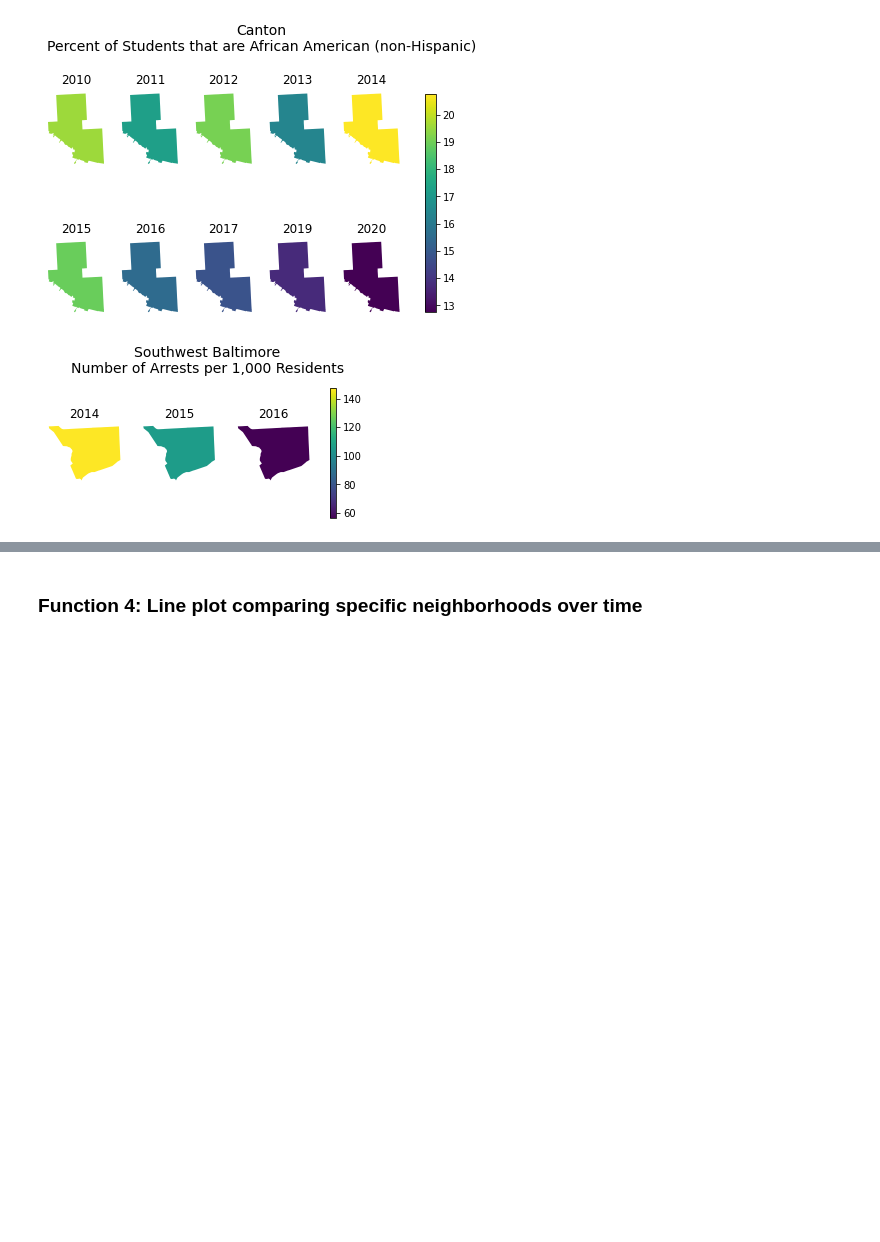
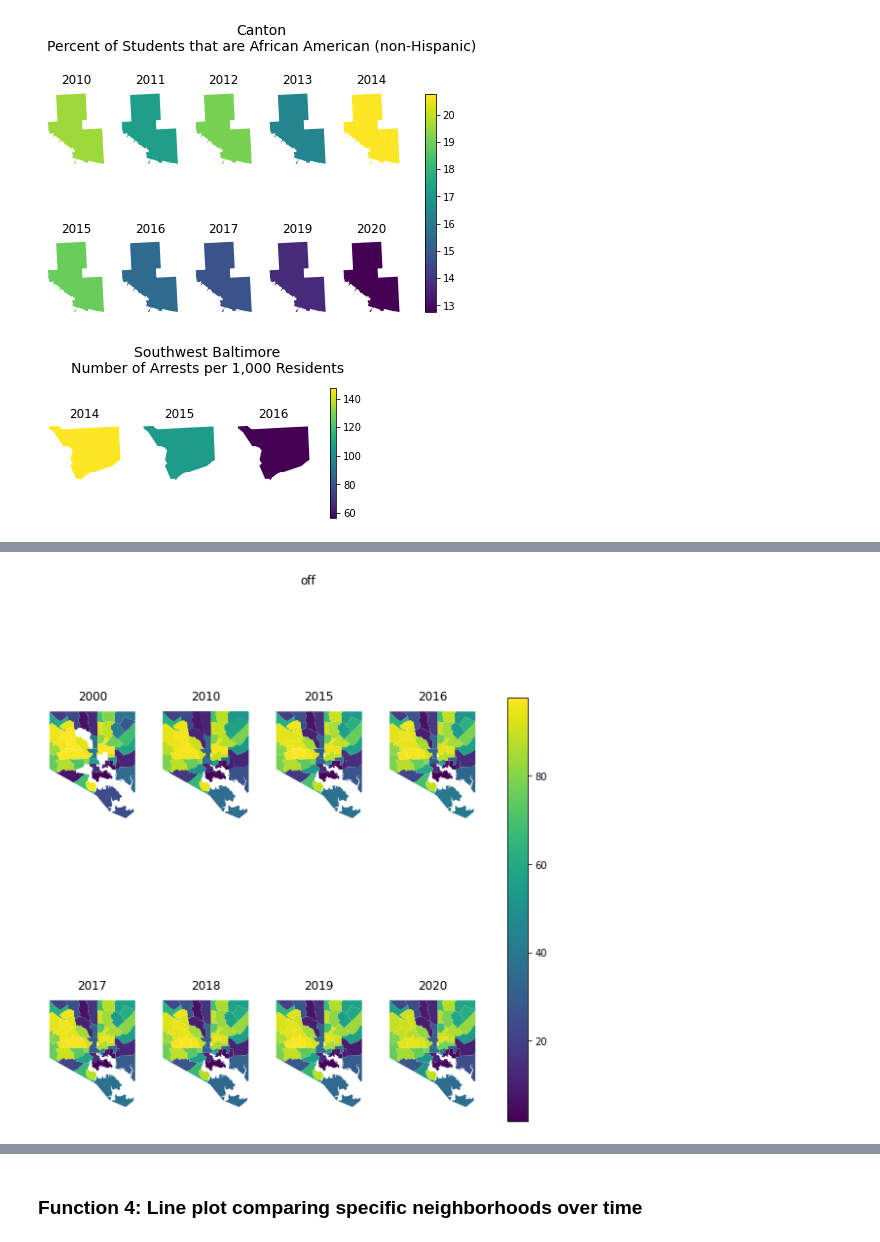
Before and after one commit to ejf78/cdc_vitalsigns, a Jupyter notebook: Vital Signs Analysis.ipynb, the cells around one changed output, grey strips where cells are left out. Drawn from its saved outputs; the diff is of its cells as text; code cells hidden in the pictures; blank space fills up the shorter version.

```diff
--- a/Vital Signs Analysis.ipynb
+++ b/Vital Signs Analysis.ipynb
@@ -819,0 +839,6 @@ plot_neighborhood_static(ex4, figsize = (8,5.5), legend_orientation = "horizonta
+# %%
+all_csas = [c for c in set(vsg.CSA)]
+ex_all = subset_dataframe(vsg, ["CSA", "indicator"], [all_csas, "paa"])
+plot_neighborhood_static(ex_all, remove_title = True, figsize = (10, 10))
+# %% [output]
+[figure, added]
```
Also changed, not shown: parts of 17 cells of this notebook.
